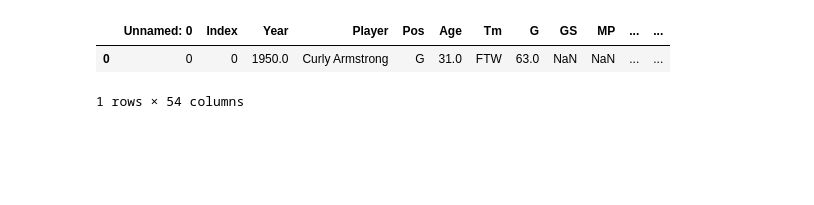
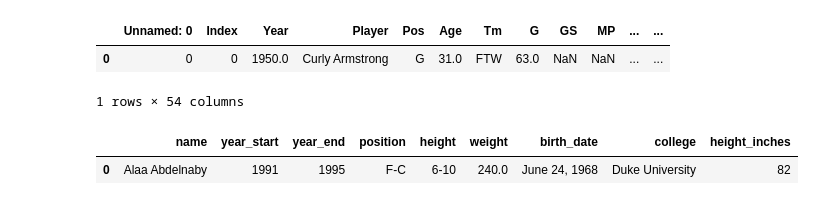
Before and after one commit to shinwookim/NBAPositionify, a Jupyter notebook: classify_v2.ipynb, the cells around one changed output. Saved outputs shown, nothing was run; the diff lists cells and outputs as text; code cells hidden in the pictures; blank space fills up the shorter version.

```diff
--- a/classify_v2.ipynb
+++ b/classify_v2.ipynb
@@ -24,6 +30,20 @@ season_data.head(1)
 |  | Unnamed: 0 | Index | Year | Player | Pos | Age | Tm | G | GS | MP | ... | ... |
 | 0 | 0 | 0 | 1950.0 | Curly Armstrong | G | 31.0 | FTW | 63.0 | NaN | NaN | ... | ... |
 1 rows × 54 columns
+# %%
+def height_to_inches(height):
+    feet, inches = map(int, height.split("-"))
+    return feet * 12 + inches
+
+player_data = pd.read_csv("./data/player_data.csv")
+player_data.dropna(inplace=True)
+
+# Apply the function to the DataFrame
+player_data["height_inches"] = player_data["height"].apply(height_to_inches)
+player_data.head(1)
+# %% [output]
+|  | name | year_start | year_end | position | height | weight | birth_date | college | height_inches |
+| 0 | Alaa Abdelnaby | 1991 | 1995 | F-C | 6-10 | 240.0 | June 24, 1968 | Duke University | 82 |
 # %%
 season_data.shape
 # %% [output]
```
Also changed, not shown: parts of 10 cells of this notebook, 3 other files.
